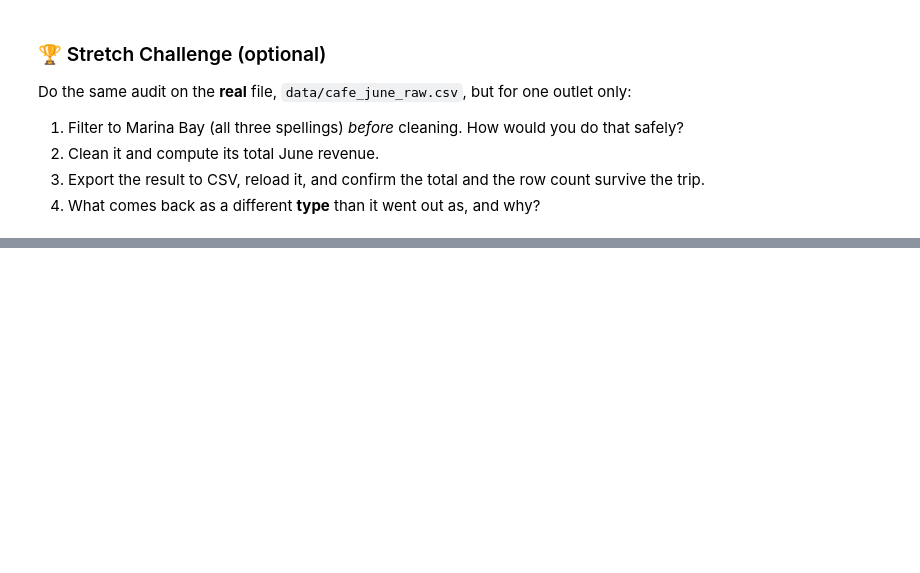
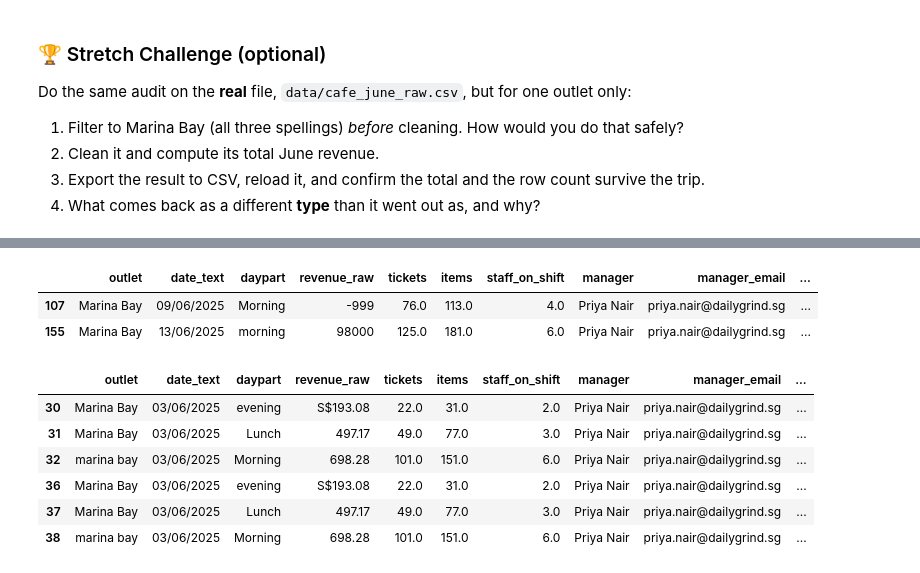
Before and after one commit to PP-123-nt/6m-data-1.8-eda-basic, a Jupyter notebook: assignment-working.ipynb, the cells around one changed output, grey strips where cells are left out. Cells and saved outputs as stored; diff of their text form; code cells hidden in the pictures; blank space fills up the shorter version.

```diff
--- a/assignment-working.ipynb
+++ b/assignment-working.ipynb
@@ -373,0 +442,26 @@ Do the same audit on the **real** file, `data/cafe_june_raw.csv`, but for one ou
+# %%
+marina["revenue_sgd"] = pd.to_numeric(
+    marina["revenue_raw"].str.replace(r"[^0-9.\-]", "", regex=True), errors="coerce"
+)
+
+bad_revenue_condition = (marina["revenue_sgd"] < 0) | (marina["revenue_sgd"] > 20000)
+
+# display the rows that meet the condition for verification
+display(marina[bad_revenue_condition])
+
+# display duplicates
+all_duplicates = marina[marina.duplicated(keep=False)] # show all duplicate rows
+display(all_duplicates)
+
+# marina[marina.duplicated()] -> only show duplicate once
+# %% [output]
+|  | outlet | date_text | daypart | revenue_raw | tickets | items | staff_on_shift | manager | manager_email | ... |
+| 107 | Marina Bay | 09/06/2025 | Morning | -999 | 76.0 | 113.0 | 4.0 | Priya Nair | priya.nair@dailygrind.sg | ... |
+| 155 | Marina Bay | 13/06/2025 | morning | 98000 | 125.0 | 181.0 | 6.0 | Priya Nair | priya.nair@dailygrind.sg | ... |
+|  | outlet | date_text | daypart | revenue_raw | tickets | items | staff_on_shift | manager | manager_email | ... |
+| 30 | Marina Bay | 03/06/2025 | evening | S$193.08 | 22.0 | 31.0 | 2.0 | Priya Nair | priya.nair@dailygrind.sg | ... |
+| 31 | Marina Bay | 03/06/2025 | Lunch | 497.17 | 49.0 | 77.0 | 3.0 | Priya Nair | priya.nair@dailygrind.sg | ... |
+| 32 | marina bay | 03/06/2025 | Morning | 698.28 | 101.0 | 151.0 | 6.0 | Priya Nair | priya.nair@dailygrind.sg | ... |
+| 36 | Marina Bay | 03/06/2025 | evening | S$193.08 | 22.0 | 31.0 | 2.0 | Priya Nair | priya.nair@dailygrind.sg | ... |
+| 37 | Marina Bay | 03/06/2025 | Lunch | 497.17 | 49.0 | 77.0 | 3.0 | Priya Nair | priya.nair@dailygrind.sg | ... |
+| 38 | marina bay | 03/06/2025 | Morning | 698.28 | 101.0 | 151.0 | 6.0 | Priya Nair | priya.nair@dailygrind.sg | ... |
```
Also changed, not shown: parts of 4 cells of this notebook, 1 other file.
